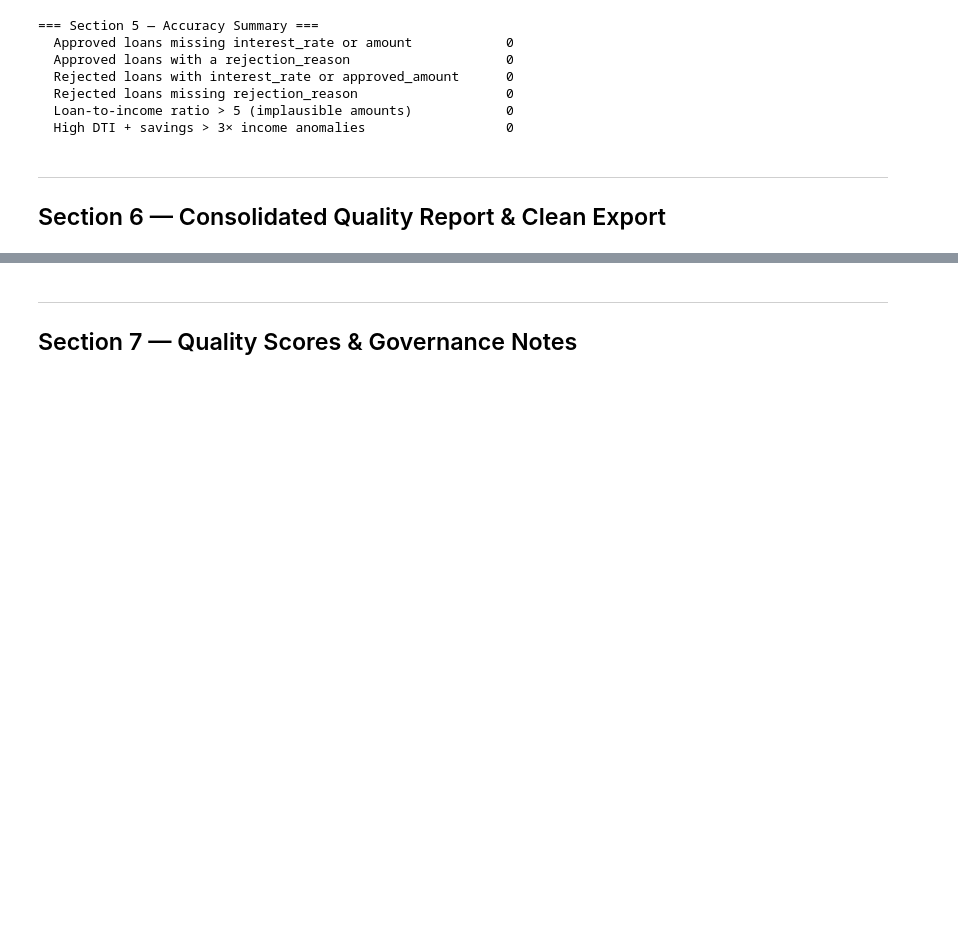
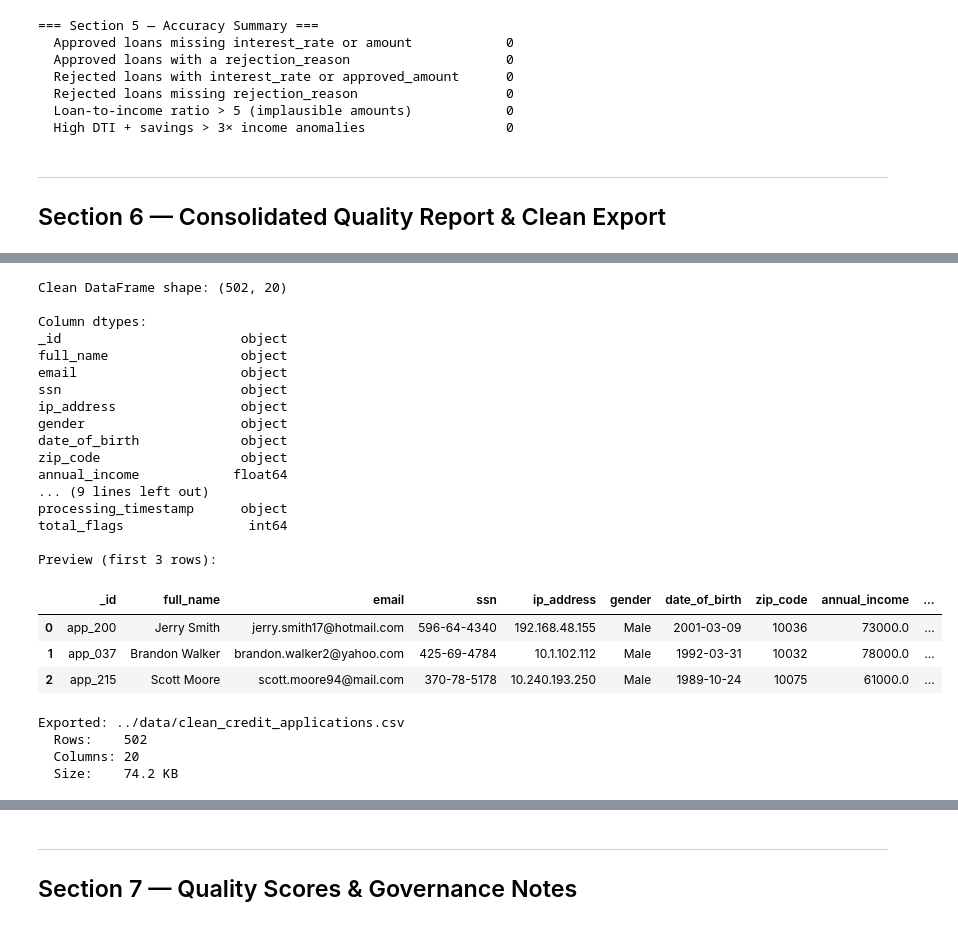
Before and after one commit to FloranMinnaar/dego-project-team5, a Jupyter notebook: notebooks/01-data-quality.ipynb, the cells around one changed output, grey strips where cells are left out. Drawn from its saved outputs; the diff is of its cells as text; code cells hidden in the pictures; blank space fills up the shorter version.

```diff
--- a/notebooks/01-data-quality.ipynb
+++ b/notebooks/01-data-quality.ipynb
@@ -974,0 +1032,76 @@ for k, v in accuracy_summary.items():
+# %%
+
+# ── 6.2  Build the clean DataFrame ────────────────────────────────────────────
+# Apply all remediations: use cleaned columns, drop raw/helper columns.
+
+clean_df = df[[
+    '_id',
+    'full_name',
+    'email',
+    'ssn',
+    'ip_address',
+    'gender_clean',
+    'date_of_birth_clean',
+    'zip_code',
+    'annual_income_clean',
+    'credit_history_months',
+    'debt_to_income',
+    'savings_balance',
+    'loan_approved',
+    'interest_rate',
+    'approved_amount',
+    'rejection_reason',
+    'loan_purpose',
+    'notes',
+    'processing_timestamp',
+    'total_flags',
+]].rename(columns={
+    'gender_clean':        'gender',
+    'date_of_birth_clean': 'date_of_birth',
+    'annual_income_clean': 'annual_income',
+})
+
+print(f"Clean DataFrame shape: {clean_df.shape}")
+print(f"\nColumn dtypes:")
+print(clean_df.dtypes.to_string())
+print()
+print("Preview (first 3 rows):")
+clean_df.head(3)
+# %% [output]
+Clean DataFrame shape: (502, 20)
+
+Column dtypes:
+_id                       object
+full_name                 object
+email                     object
+ssn                       object
+ip_address                object
+gender                    object
+date_of_birth             object
+zip_code                  object
+annual_income            float64
+... (9 lines left out)
+processing_timestamp      object
+total_flags                int64
+
+Preview (first 3 rows):
+|  | _id | full_name | email | ssn | ip_address | gender | date_of_birth | zip_code | annual_income | ... |
+| 0 | app_200 | Jerry Smith | jerry.smith17@hotmail.com | 596-64-4340 | 192.168.48.155 | Male | 2001-03-09 | 10036 | 73000.0 | ... |
+| 1 | app_037 | Brandon Walker | brandon.walker2@yahoo.com | 425-69-4784 | 10.1.102.112 | Male | 1992-03-31 | 10032 | 78000.0 | ... |
+| 2 | app_215 | Scott Moore | scott.moore94@mail.com | 370-78-5178 | 10.240.193.250 | Male | 1989-10-24 | 10075 | 61000.0 | ... |
+# %%
+
+# ── 6.3  Export clean CSV ──────────────────────────────────────────────────────
+
+OUTPUT_PATH = pathlib.Path('../data/clean_credit_applications.csv')
+clean_df.to_csv(OUTPUT_PATH, index=False)
+
+print(f"Exported: {OUTPUT_PATH}")
+print(f"  Rows:    {len(clean_df)}")
+print(f"  Columns: {len(clean_df.columns)}")
+print(f"  Size:    {OUTPUT_PATH.stat().st_size / 1024:.1f} KB")
+# %% [output]
+Exported: ../data/clean_credit_applications.csv
+  Rows:    502
+  Columns: 20
+  Size:    74.2 KB
```
Also changed, not shown: parts of 2 cells of this notebook, 1 other file.
